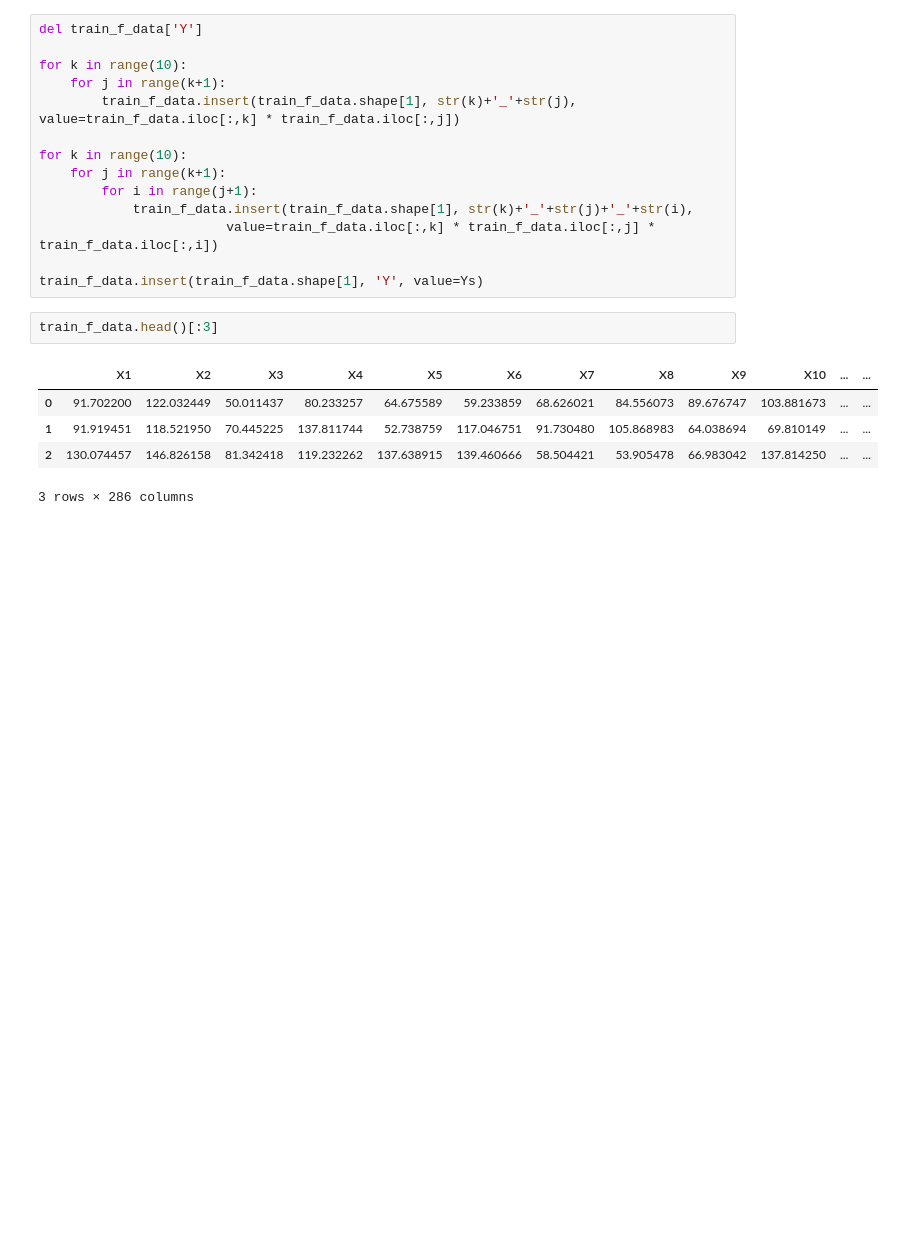
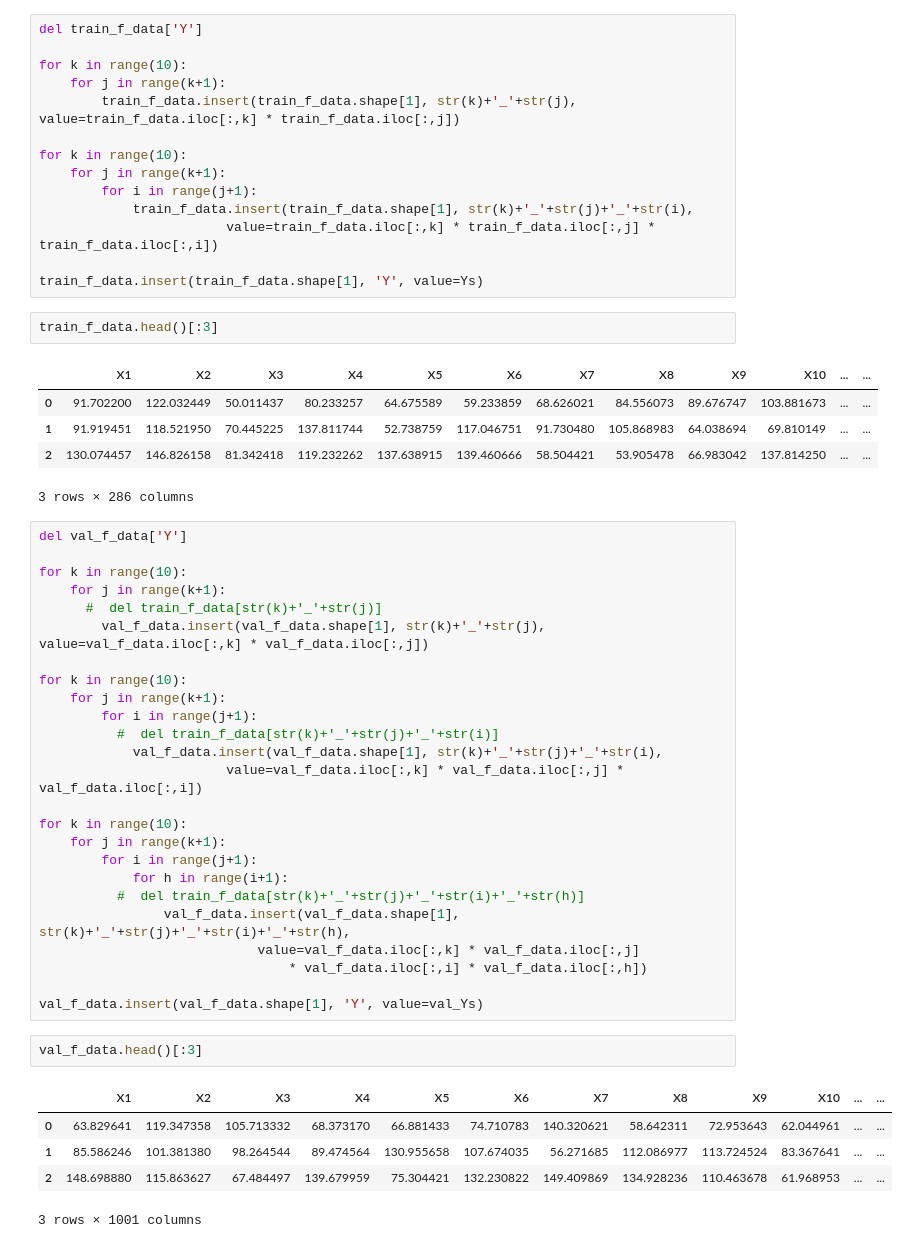
Before and after one commit to shaunster0/Datarock, a Jupyter notebook: NN_for_Datarock_test.ipynb, the cells around one changed output. Cells and saved outputs as stored; diff of their text form; blank space fills up the shorter version.

Commit message:
expand data to ful higher order curvilinear component set

```diff
--- a/NN_for_Datarock_test.ipynb
+++ b/NN_for_Datarock_test.ipynb
@@ -128,3 +128,36 @@ train_f_data.head()[:3]
 | 1 | 91.919451 | 118.521950 | 70.445225 | 137.811744 | 52.738759 | 117.046751 | 91.730480 | 105.868983 | 64.038694 | 69.810149 | ... | ... |
 | 2 | 130.074457 | 146.826158 | 81.342418 | 119.232262 | 137.638915 | 139.460666 | 58.504421 | 53.905478 | 66.983042 | 137.814250 | ... | ... |
 3 rows × 286 columns
+# %%
+del val_f_data['Y']
+
+for k in range(10):
+    for j in range(k+1):
+      #  del train_f_data[str(k)+'_'+str(j)]
+        val_f_data.insert(val_f_data.shape[1], str(k)+'_'+str(j), value=val_f_data.iloc[:,k] * val_f_data.iloc[:,j])
+
+for k in range(10):
+    for j in range(k+1):
+        for i in range(j+1):
+          #  del train_f_data[str(k)+'_'+str(j)+'_'+str(i)]
+            val_f_data.insert(val_f_data.shape[1], str(k)+'_'+str(j)+'_'+str(i),
+                        value=val_f_data.iloc[:,k] * val_f_data.iloc[:,j] * val_f_data.iloc[:,i])
+
+for k in range(10):
+    for j in range(k+1):
+        for i in range(j+1):
+            for h in range(i+1):
+          #  del train_f_data[str(k)+'_'+str(j)+'_'+str(i)+'_'+str(h)]
+                val_f_data.insert(val_f_data.shape[1], str(k)+'_'+str(j)+'_'+str(i)+'_'+str(h),
+                            value=val_f_data.iloc[:,k] * val_f_data.iloc[:,j]
+                                * val_f_data.iloc[:,i] * val_f_data.iloc[:,h])
+
+val_f_data.insert(val_f_data.shape[1], 'Y', value=val_Ys)
+# %%
+val_f_data.head()[:3]
+# %% [output]
+|  | X1 | X2 | X3 | X4 | X5 | X6 | X7 | X8 | X9 | X10 | ... | ... |
+| 0 | 63.829641 | 119.347358 | 105.713332 | 68.373170 | 66.881433 | 74.710783 | 140.320621 | 58.642311 | 72.953643 | 62.044961 | ... | ... |
+| 1 | 85.586246 | 101.381380 | 98.264544 | 89.474564 | 130.955658 | 107.674035 | 56.271685 | 112.086977 | 113.724524 | 83.367641 | ... | ... |
+| 2 | 148.698880 | 115.863627 | 67.484497 | 139.679959 | 75.304421 | 132.230822 | 149.409869 | 134.928236 | 110.463678 | 61.968953 | ... | ... |
+3 rows × 1001 columns
```
